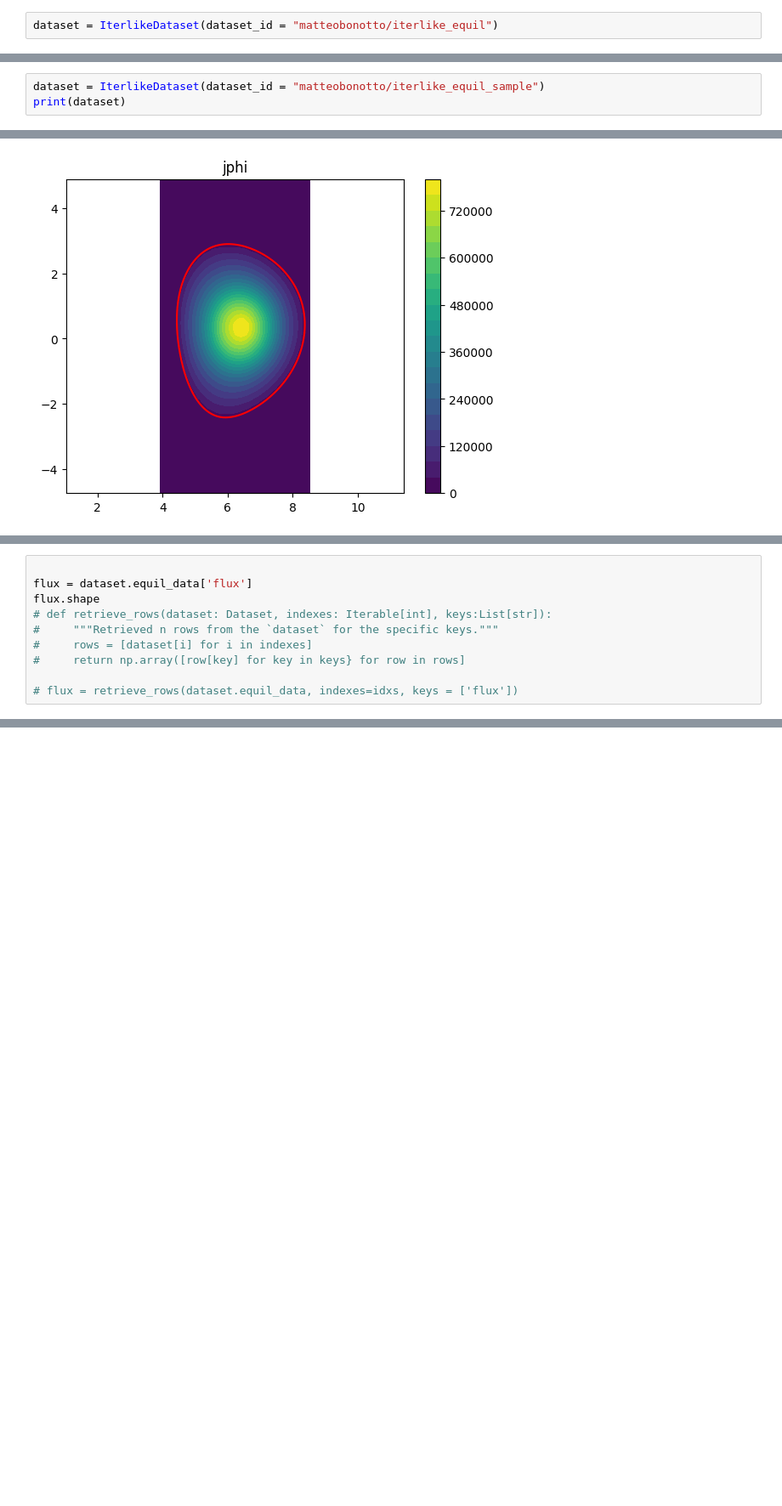
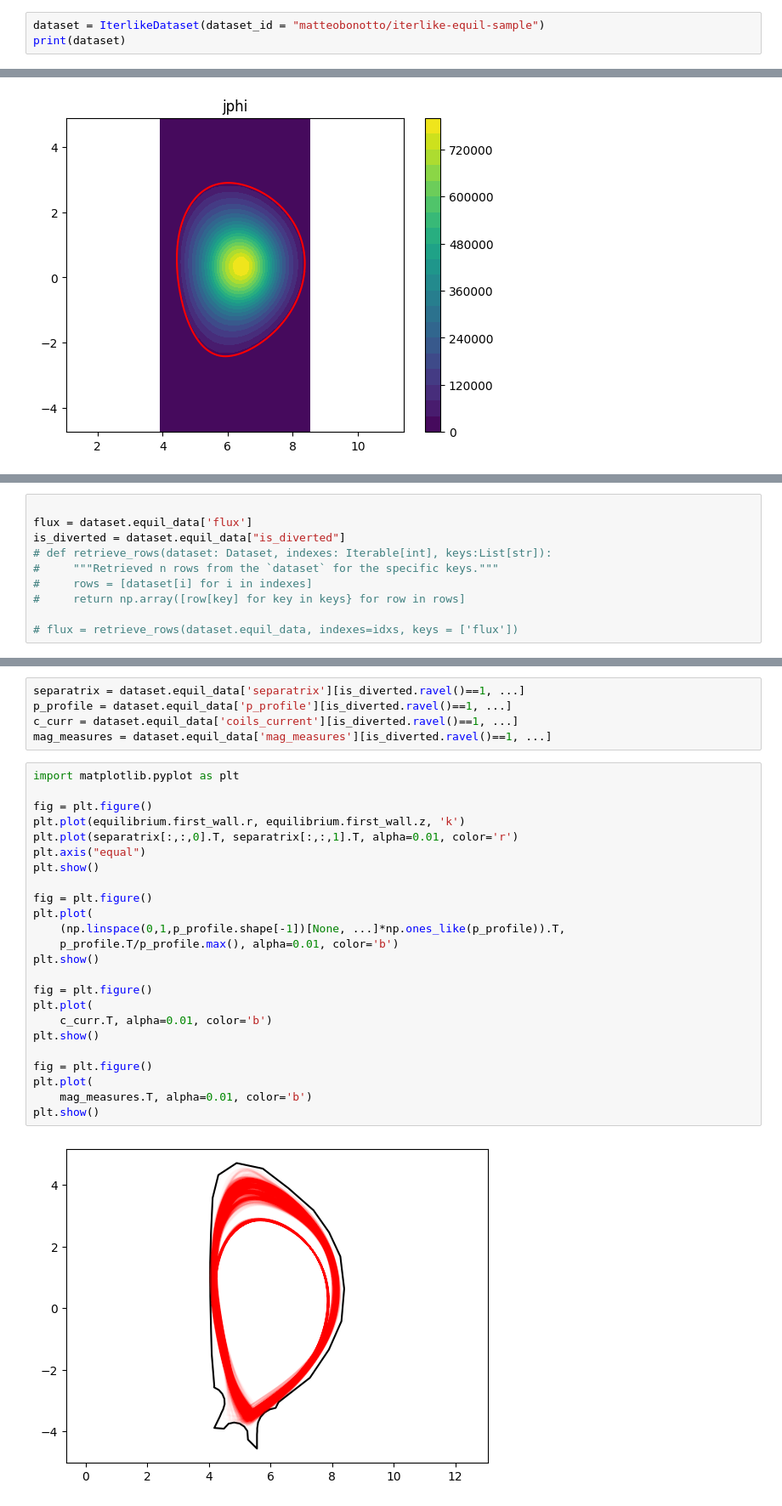
Before and after one commit to matteobonotto/ITERlike-equilibrium-dataset, a Jupyter notebook: notebooks/use_dataset.ipynb, the cells around one changed output, grey strips where cells are left out. Shown at 85% size. Saved outputs shown, nothing was run; the diff lists cells and outputs as text; blank space fills up the shorter version.

Commit message:
adding plot

```diff
--- a/notebooks/use_dataset.ipynb
+++ b/notebooks/use_dataset.ipynb
@@ -21,5 +12,6 @@ CommitInfo(commit_url='https://huggingface.co/datasets/matteobonotto/iterlike-eq
 # %%
-dataset = IterlikeDataset(dataset_id = "matteobonotto/iterlike_equil")
+dataset = IterlikeDataset(dataset_id = "matteobonotto/iterlike-equil-sample")
+print(dataset)
 # %% [output]
 Loading eqilibrium data
 Load geometry data
@@ -38,3 +26,0 @@ AttributeError: 'IterlikeDataset' object has no attribute 'rename_column'
-# %%
-dataset = IterlikeDataset(dataset_id = "matteobonotto/iterlike_equil_sample")
-print(dataset)
@@ -94,7 +64,7 @@ KeyError: "Column is_diverted not in the dataset. Current columns in the dataset
 # %%
 
 flux = dataset.equil_data['flux']
-flux.shape
+is_diverted = dataset.equil_data["is_diverted"]
 # def retrieve_rows(dataset: Dataset, indexes: Iterable[int], keys:List[str]):
 #     """Retrieved n rows from the `dataset` for the specific keys."""
 #     rows = [dataset[i] for i in indexes]
@@ -125,0 +76,31 @@ flux
+# %%
+separatrix = dataset.equil_data['separatrix'][is_diverted.ravel()==1, ...]
+p_profile = dataset.equil_data['p_profile'][is_diverted.ravel()==1, ...]
+c_curr = dataset.equil_data['coils_current'][is_diverted.ravel()==1, ...]
+mag_measures = dataset.equil_data['mag_measures'][is_diverted.ravel()==1, ...]
+# %%
+import matplotlib.pyplot as plt
+
+fig = plt.figure()
+plt.plot(equilibrium.first_wall.r, equilibrium.first_wall.z, 'k')
+plt.plot(separatrix[:,:,0].T, separatrix[:,:,1].T, alpha=0.01, color='r')
+plt.axis("equal")
+plt.show()
+
+fig = plt.figure()
+plt.plot(
+    (np.linspace(0,1,p_profile.shape[-1])[None, ...]*np.ones_like(p_profile)).T,
+    p_profile.T/p_profile.max(), alpha=0.01, color='b')
+plt.show()
+
+fig = plt.figure()
+plt.plot(
+    c_curr.T, alpha=0.01, color='b')
+plt.show()
+
+fig = plt.figure()
+plt.plot(
+    mag_measures.T, alpha=0.01, color='b')
+plt.show()
+# %% [output]
+[figure, added]
```
Also changed, not shown: parts of 13 cells of this notebook, 2 other files.
